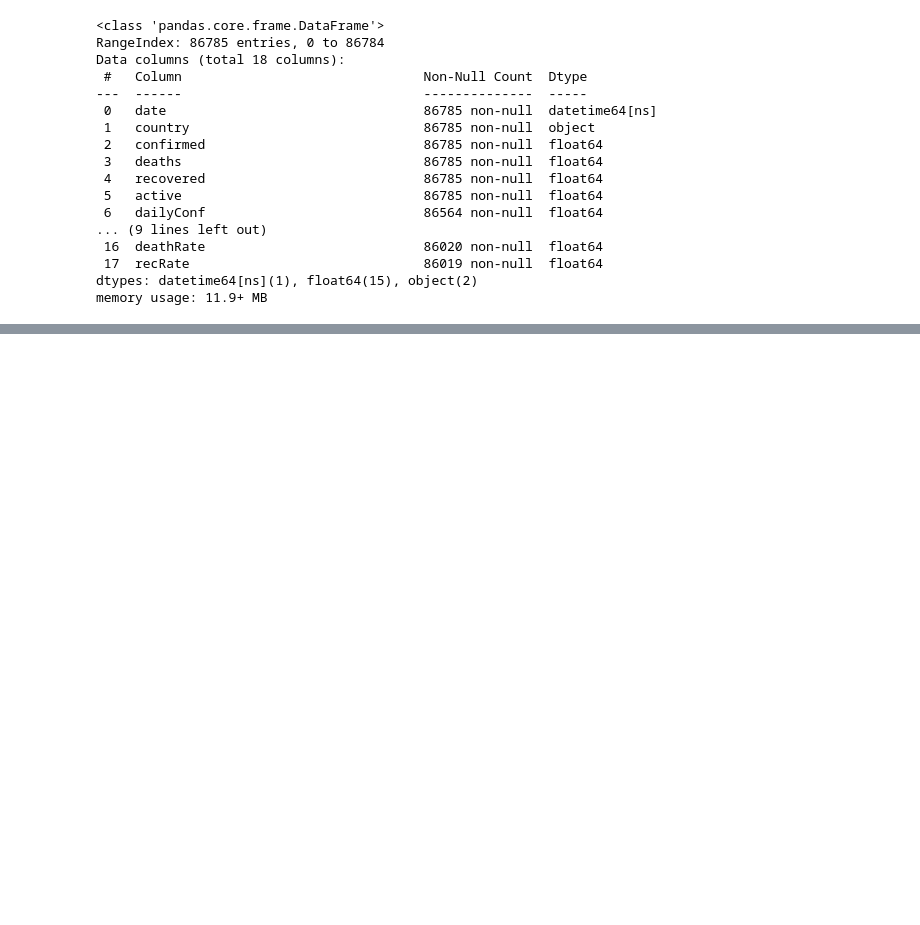
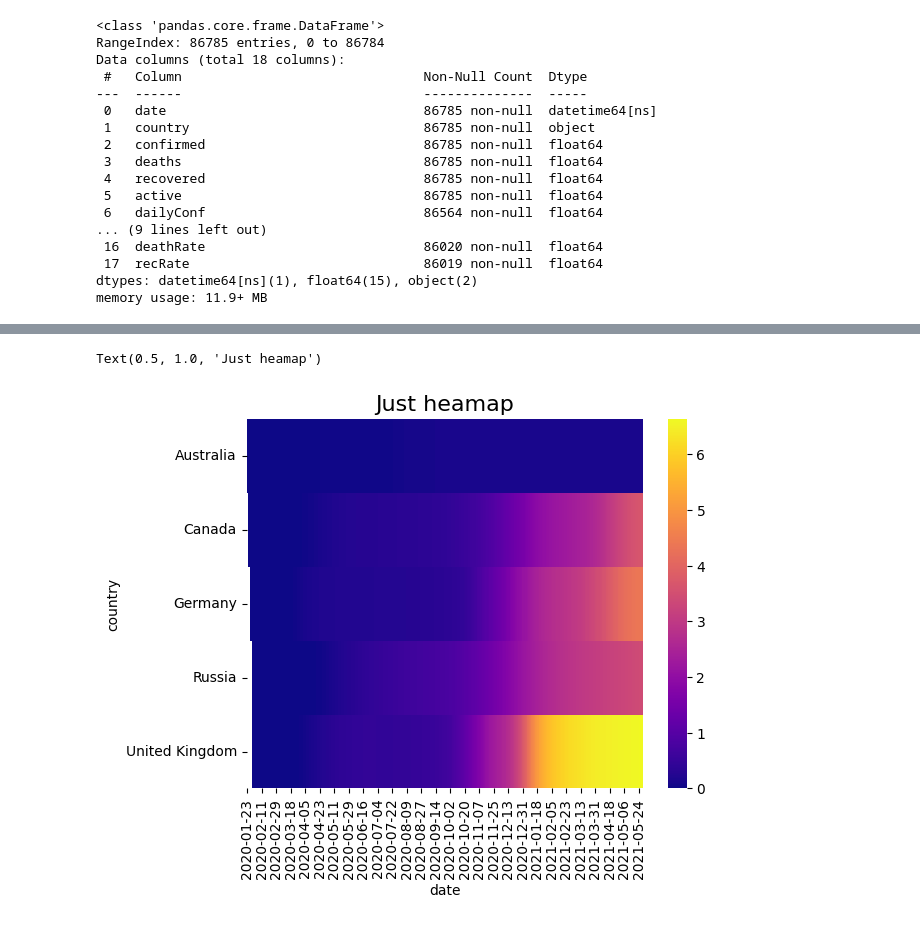
Before and after one commit to infinitelifeline/SkillFactory, a Jupyter notebook: ND/PY13/Seaborn.ipynb, the cells around one changed output, grey strips where cells are left out. Cells and saved outputs as stored; diff of their text form; code cells hidden in the pictures; blank space fills up the shorter version.

```diff
--- a/ND/PY13/Seaborn.ipynb
+++ b/ND/PY13/Seaborn.ipynb
@@ -114,0 +103,15 @@ Text(0.5, 1.0, 'Vaccination heatmap')
+# %%
+Cropcdf['confirmed_per_hundred'] = Cropcdf['confirmed'] / Cropcdf['population'] * 100
+Cropcdf['confirmed_per_hundred']
+
+cph = Cropcdf.pivot_table(values='confirmed_per_hundred',
+                          columns='date',
+                          index='country'
+)
+cph.columns = cph.columns.astype('string')
+
+heat = sns.heatmap(data=cph, cmap='plasma')
+heat.set_title('Just heamap', fontsize=16)
+# %% [output]
+Text(0.5, 1.0, 'Just heamap')
+[figure, added]
```
Also changed, not shown: parts of 7 cells of this notebook, 3 other files.
